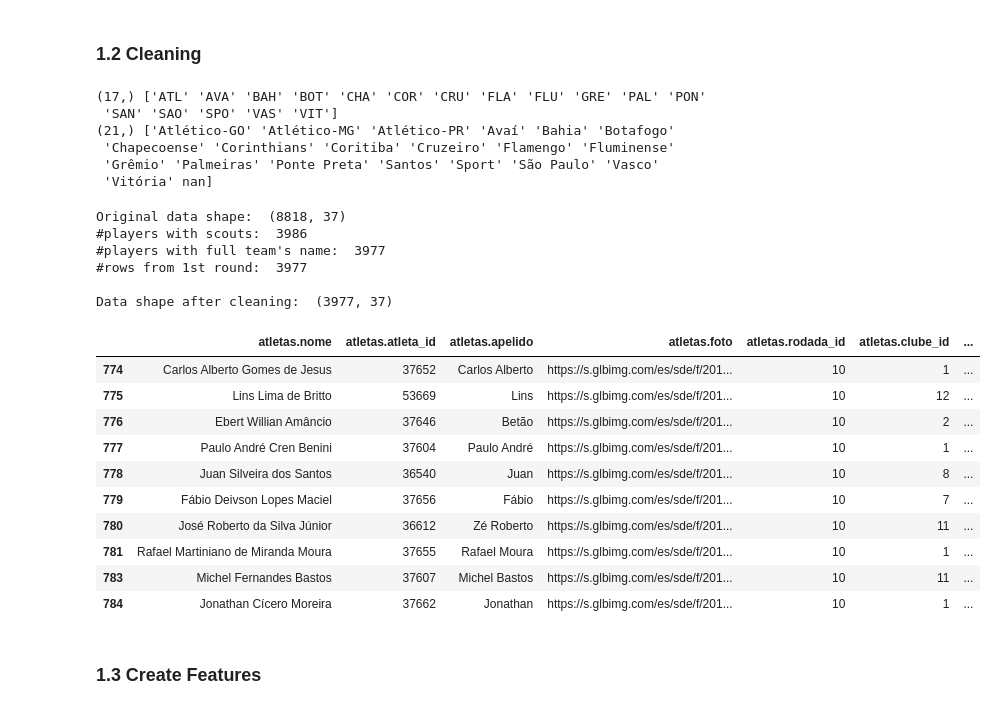
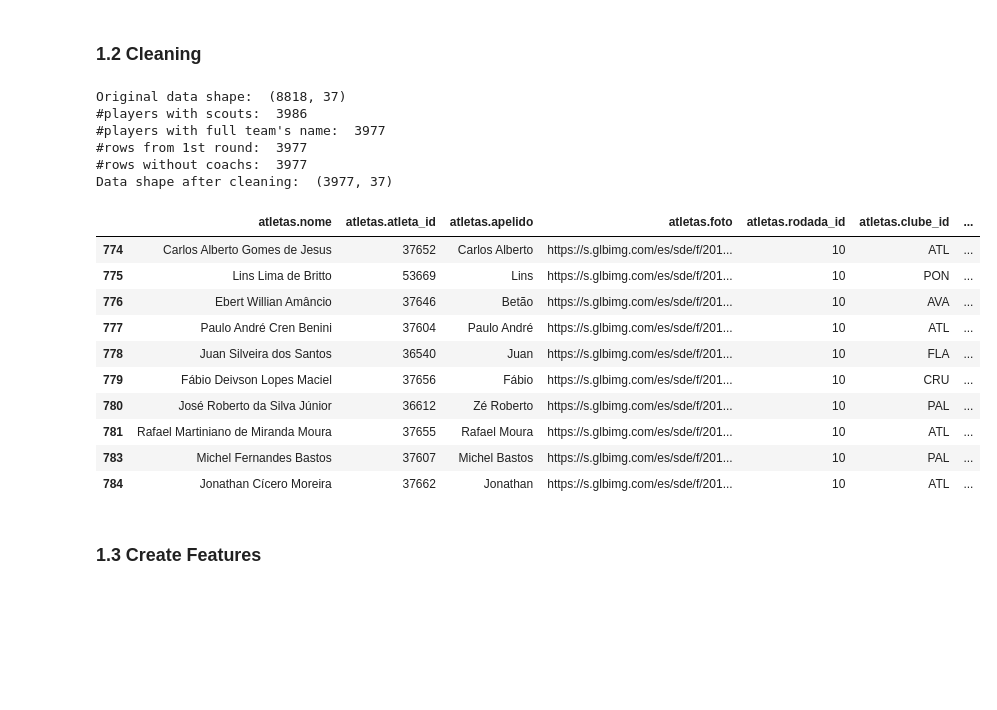
Before and after one commit to henriquepgomide/caRtola, a Jupyter notebook: lib/python/Samples Creator.ipynb, the cells around one changed output. Cells and saved outputs as stored; diff of their text form; code cells hidden in the pictures; blank space fills up the shorter version.

```diff
--- a/lib/python/Samples Creator.ipynb
+++ b/lib/python/Samples Creator.ipynb
@@ -32,16 +43,3 @@ df.head(10)
 | 9 | Michel Fernandes Bastos | 37607 | Michel Bastos | https://s.glbimg.com/es/sde/f/201... | 0 | PAL | ... |
 # %% [markdown]
 ### 1.2 Cleaning
-# %%
-teams_short = pd.Series(df['atletas.clube_id'].unique()).sort_values().values
-teams_full = pd.Series(df['atletas.clube.id.full.name'].unique()).sort_values().values
-
-print(teams_short.shape, teams_short)
-print(teams_full.shape, teams_full)
-# %% [output]
-(17,) ['ATL' 'AVA' 'BAH' 'BOT' 'CHA' 'COR' 'CRU' 'FLA' 'FLU' 'GRE' 'PAL' 'PON'
- 'SAN' 'SAO' 'SPO' 'VAS' 'VIT']
-(21,) ['Atlético-GO' 'Atlético-MG' 'Atlético-PR' 'Avaí' 'Bahia' 'Botafogo'
- 'Chapecoense' 'Corinthians' 'Coritiba' 'Cruzeiro' 'Flamengo' 'Fluminense'
- 'Grêmio' 'Palmeiras' 'Ponte Preta' 'Santos' 'Sport' 'São Paulo' 'Vasco'
- 'Vitória' nan]
@@ -56,48 +46,45 @@ def dict_teams(to_int = True, full_name = True):
 # %%
 print("Original data shape: ", df.shape)
 
 # remove all rows which all scouts are NANs
-scouts_columns = df.columns[df.columns.get_loc('PE'):df.columns.get_loc('home_score')]
-df_clean = df.dropna(how='all', subset=list(scouts_columns))
+df_clean = df.dropna(how='all', subset=cols_scouts)
 print('#players with scouts: ', df_clean.shape[0])
 
 # remove rows which team's full name are NANs
 df_clean = df_clean.dropna(how='all', subset=['atletas.clube.id.full.name'])
 print('#players with full team\'s name: ', df_clean.shape[0])
 
 # remove rows from round 0 (sanity check only!)
 df_clean = df_clean[df_clean['atletas.rodada_id'] > 0]
 print("#rows from 1st round: ", df_clean.shape[0])
 
-# maps "casa", "atletas.clube_id" and "atletas.posicao_id" to integer numbers
-df_clean['casa'] = df_clean['casa'].map({'Casa':1, 'Fora':0})
-df_clean['atletas.clube_id'] = df_clean['atletas.clube_id'].map(dict_teams(to_int=True, full_name=False))
-df_clean['atletas.posicao_id'] = df_clean['atletas.posicao_id'].map(dict_positions(to_int=True))
+# remove all coachs (sanity check only!)
+df_clean = df_clean[df_clean['atletas.posicao_id'] != "tec"]
+print("#rows without coachs: ", df_clean.shape[0])
 
 # fill NANs with 0
 df_clean.fillna(value=0, inplace=True)
 
-print()
 print("Data shape after cleaning: ", df_clean.shape)
 df_clean.head(10)
 # %% [output]
 Original data shape:  (8818, 37)
 #players with scouts:  3986
 #players with full team's name:  3977
 #rows from 1st round:  3977
-
+#rows without coachs:  3977
 Data shape after cleaning:  (3977, 37)
 |  | atletas.nome | atletas.atleta_id | atletas.apelido | atletas.foto | atletas.rodada_id | atletas.clube_id | ... |
-| 774 | Carlos Alberto Gomes de Jesus | 37652 | Carlos Alberto | https://s.glbimg.com/es/sde/f/201... | 10 | 1 | ... |
-| 775 | Lins Lima de Britto | 53669 | Lins | https://s.glbimg.com/es/sde/f/201... | 10 | 12 | ... |
-| 776 | Ebert Willian Amâncio | 37646 | Betão | https://s.glbimg.com/es/sde/f/201... | 10 | 2 | ... |
-| 777 | Paulo André Cren Benini | 37604 | Paulo André | https://s.glbimg.com/es/sde/f/201... | 10 | 1 | ... |
-| 778 | Juan Silveira dos Santos | 36540 | Juan | https://s.glbimg.com/es/sde/f/201... | 10 | 8 | ... |
-| 779 | Fábio Deivson Lopes Maciel | 37656 | Fábio | https://s.glbimg.com/es/sde/f/201... | 10 | 7 | ... |
-| 780 | José Roberto da Silva Júnior | 36612 | Zé Roberto | https://s.glbimg.com/es/sde/f/201... | 10 | 11 | ... |
-| 781 | Rafael Martiniano de Miranda Moura | 37655 | Rafael Moura | https://s.glbimg.com/es/sde/f/201... | 10 | 1 | ... |
-| 783 | Michel Fernandes Bastos | 37607 | Michel Bastos | https://s.glbimg.com/es/sde/f/201... | 10 | 11 | ... |
-| 784 | Jonathan Cícero Moreira | 37662 | Jonathan | https://s.glbimg.com/es/sde/f/201... | 10 | 1 | ... |
+| 774 | Carlos Alberto Gomes de Jesus | 37652 | Carlos Alberto | https://s.glbimg.com/es/sde/f/201... | 10 | ATL | ... |
+| 775 | Lins Lima de Britto | 53669 | Lins | https://s.glbimg.com/es/sde/f/201... | 10 | PON | ... |
+| 776 | Ebert Willian Amâncio | 37646 | Betão | https://s.glbimg.com/es/sde/f/201... | 10 | AVA | ... |
+| 777 | Paulo André Cren Benini | 37604 | Paulo André | https://s.glbimg.com/es/sde/f/201... | 10 | ATL | ... |
+| 778 | Juan Silveira dos Santos | 36540 | Juan | https://s.glbimg.com/es/sde/f/201... | 10 | FLA | ... |
+| 779 | Fábio Deivson Lopes Maciel | 37656 | Fábio | https://s.glbimg.com/es/sde/f/201... | 10 | CRU | ... |
+| 780 | José Roberto da Silva Júnior | 36612 | Zé Roberto | https://s.glbimg.com/es/sde/f/201... | 10 | PAL | ... |
+| 781 | Rafael Martiniano de Miranda Moura | 37655 | Rafael Moura | https://s.glbimg.com/es/sde/f/201... | 10 | ATL | ... |
+| 783 | Michel Fernandes Bastos | 37607 | Michel Bastos | https://s.glbimg.com/es/sde/f/201... | 10 | PAL | ... |
+| 784 | Jonathan Cícero Moreira | 37662 | Jonathan | https://s.glbimg.com/es/sde/f/201... | 10 | ATL | ... |
 # %% [markdown]
 ### 1.3 Create Features
 # %% [markdown]
```
Also changed, not shown: parts of 18 cells of this notebook, 3 other files.
